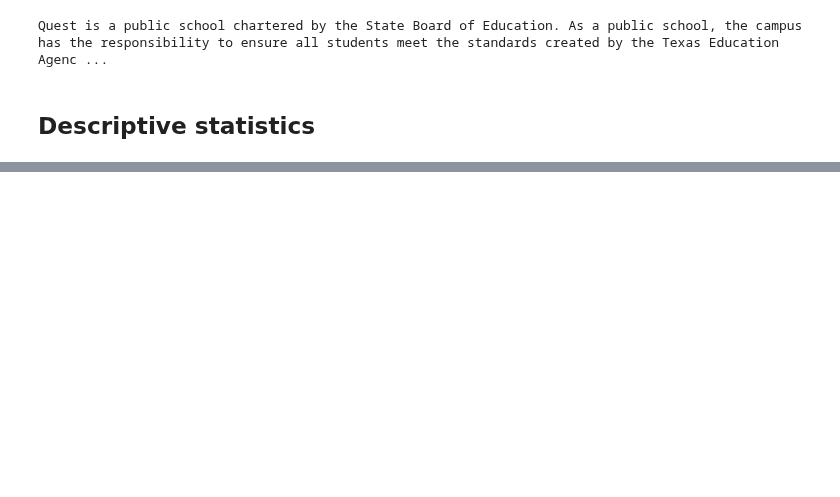
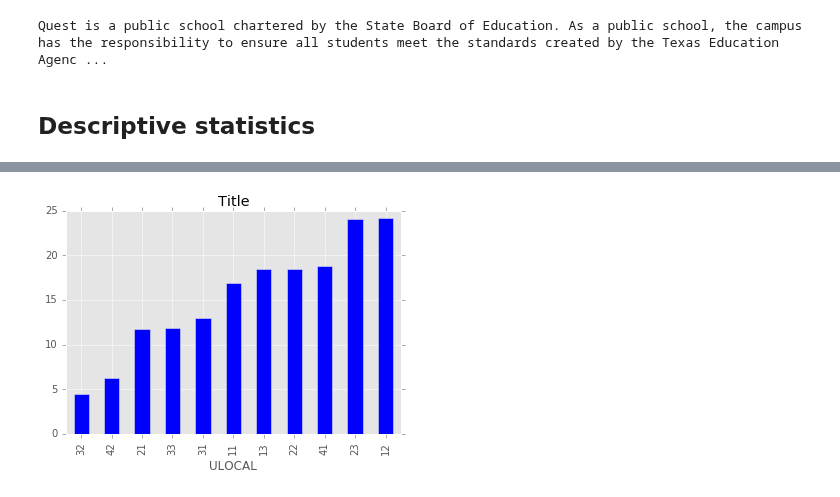
Before and after one commit to jhaber-zz/archive, a Jupyter notebook: scripts/analysis_prelim.ipynb, the cells around one changed output, grey strips where cells are left out. Cells and saved outputs as stored; diff of their text form; code cells hidden in the pictures; blank space fills up the shorter version.

```diff
--- a/scripts/analysis_prelim.ipynb
+++ b/scripts/analysis_prelim.ipynb
@@ -235,0 +299,6 @@ plt.show()
+# %%
+# Look at 'FTE' (proxy for # administrators) clustered by urban proximity and whether it explains this
+grouped_urban['FTE'].mean().sort_values(ascending=True).plot(kind = 'bar', title='Title', yerr = grouped_state["FTE"].std())
+plt.show()
+# %% [output]
+[figure, added]
```
Also changed, not shown: parts of 94 cells of this notebook.
